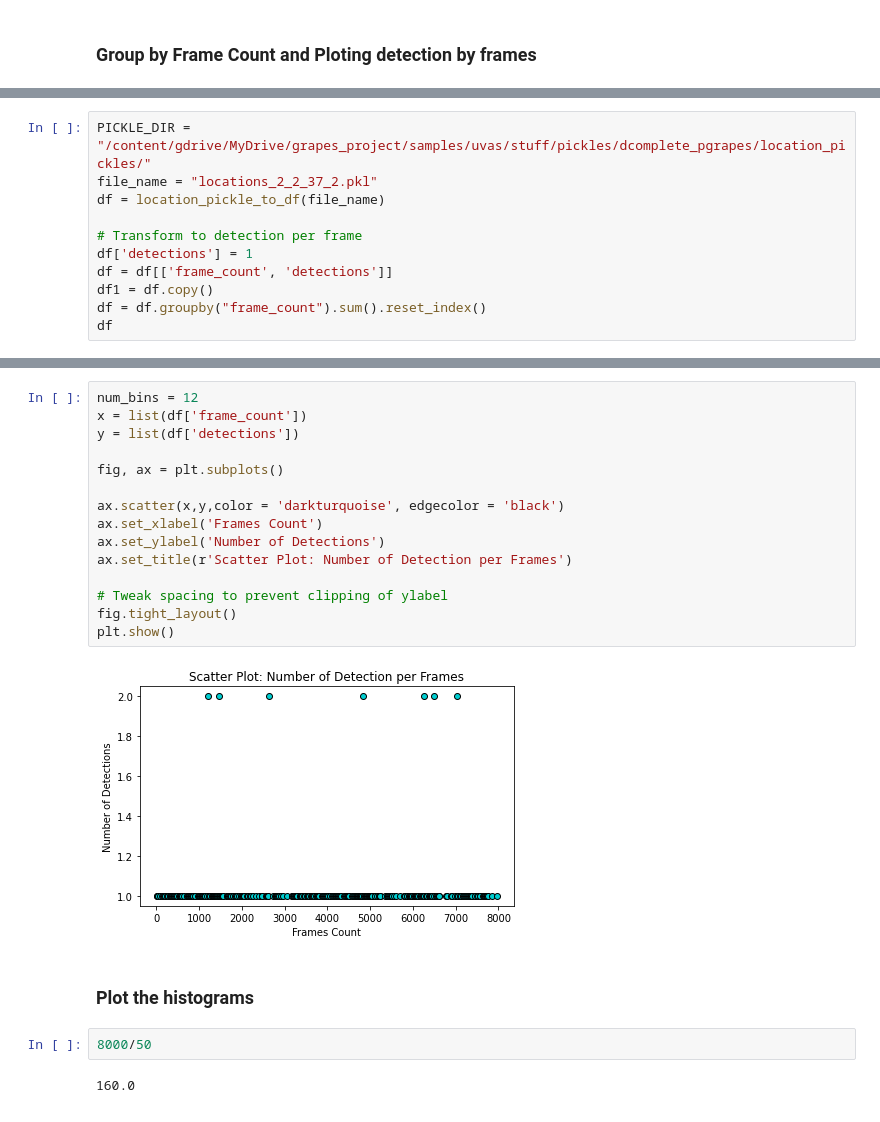
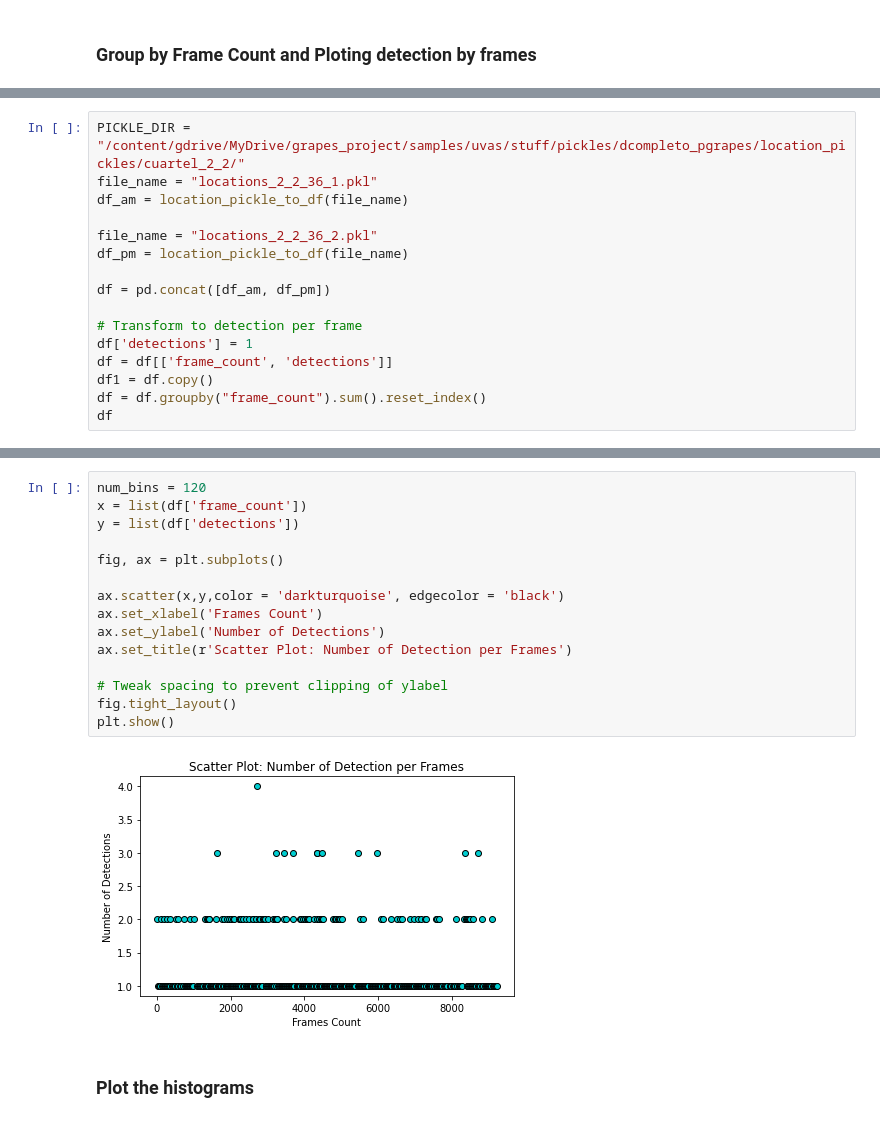
Before and after one commit to Tubaher/grapes_project, a Jupyter notebook: samples/uvas/utils/notebooks/plot_pickles_results.ipynb, the cells around one changed output, grey strips where cells are left out. Saved outputs shown, nothing was run; the diff lists cells and outputs as text.

```diff
--- a/samples/uvas/utils/notebooks/plot_pickles_results.ipynb
+++ b/samples/uvas/utils/notebooks/plot_pickles_results.ipynb
@@ -31,7 +99,12 @@ def location_pickle_to_df(file_name):
 # %%
-PICKLE_DIR = "/content/gdrive/MyDrive/grapes_project/samples/uvas/stuff/pickles/dcomplete_pgrapes/location_pickles/"
-file_name = "locations_2_2_37_2.pkl"
-df = location_pickle_to_df(file_name)
+PICKLE_DIR = "/content/gdrive/MyDrive/grapes_project/samples/uvas/stuff/pickles/dcompleto_pgrapes/location_pickles/cuartel_2_2/"
+file_name = "locations_2_2_36_1.pkl"
+df_am = location_pickle_to_df(file_name)
+
+file_name = "locations_2_2_36_2.pkl"
+df_pm = location_pickle_to_df(file_name)
+
+df = pd.concat([df_am, df_pm])
 
 # Transform to detection per frame
 df['detections'] = 1
@@ -56,23 +129,19 @@ df
 # %%
-num_bins = 12
+num_bins = 120
 x = list(df['frame_count'])
 y = list(df['detections'])
 
 fig, ax = plt.subplots()
 
 ax.scatter(x,y,color = 'darkturquoise', edgecolor = 'black')
 ax.set_xlabel('Frames Count')
 ax.set_ylabel('Number of Detections')
 ax.set_title(r'Scatter Plot: Number of Detection per Frames')
 
 # Tweak spacing to prevent clipping of ylabel
 fig.tight_layout()
 plt.show()
 # %% [output]
-[figure, old version]
+[figure, new version]
 # %% [markdown]
 ### Plot the histograms
-# %%
-8000/50
-# %% [output]
-160.0
```
Also changed, not shown: parts of 20 cells of this notebook, 4 other files.
